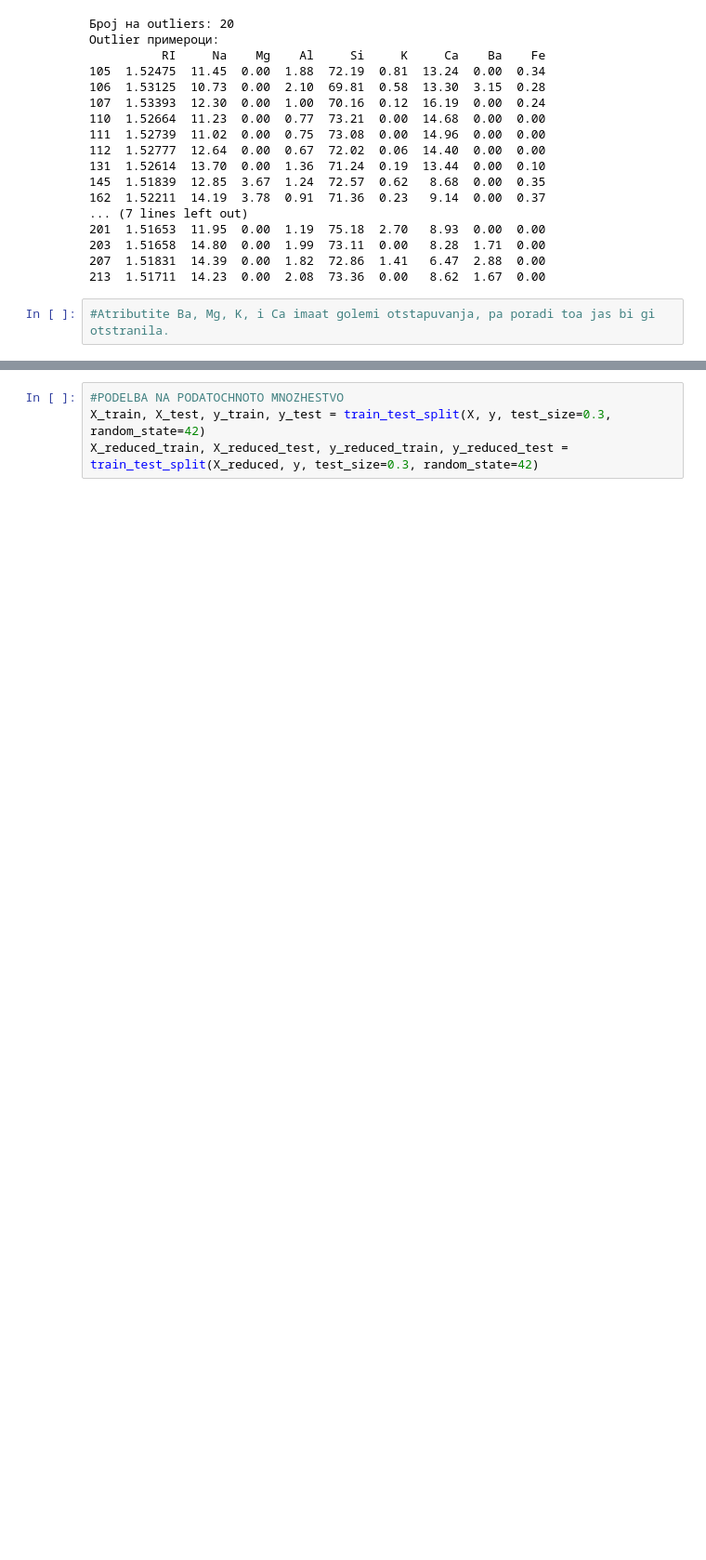
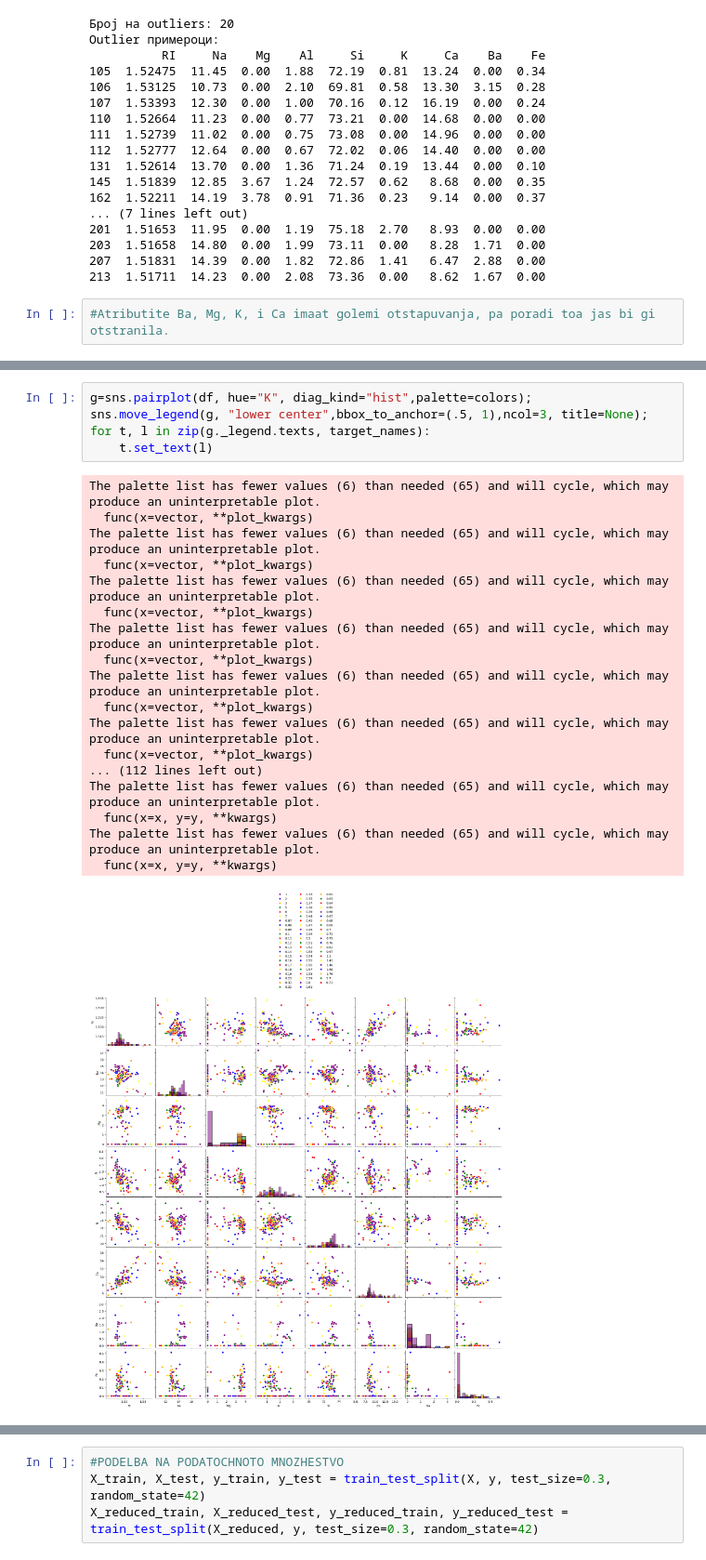
Before and after one commit to marijavrzhovska/ML, a Jupyter notebook: LAB1/glass_identification.ipynb, the cells around one changed output, grey strips where cells are left out. Shown at 93% size. Cells and saved outputs as stored; diff of their text form; blank space fills up the shorter version.

```diff
--- a/LAB1/glass_identification.ipynb
+++ b/LAB1/glass_identification.ipynb
@@ -197,3 +217,27 @@ plt.tight_layout()
 plt.show()
 # %% [output]
 [figure]
+# %%
+g=sns.pairplot(df, hue="K", diag_kind="hist",palette=colors);
+sns.move_legend(g, "lower center",bbox_to_anchor=(.5, 1),ncol=3, title=None);
+for t, l in zip(g._legend.texts, target_names):
+    t.set_text(l)
+# %% [output]
+The palette list has fewer values (6) than needed (65) and will cycle, which may produce an uninterpretable plot.
+  func(x=vector, **plot_kwargs)
+The palette list has fewer values (6) than needed (65) and will cycle, which may produce an uninterpretable plot.
+  func(x=vector, **plot_kwargs)
+The palette list has fewer values (6) than needed (65) and will cycle, which may produce an uninterpretable plot.
+  func(x=vector, **plot_kwargs)
+The palette list has fewer values (6) than needed (65) and will cycle, which may produce an uninterpretable plot.
+  func(x=vector, **plot_kwargs)
+The palette list has fewer values (6) than needed (65) and will cycle, which may produce an uninterpretable plot.
+  func(x=vector, **plot_kwargs)
+The palette list has fewer values (6) than needed (65) and will cycle, which may produce an uninterpretable plot.
+  func(x=vector, **plot_kwargs)
+... (112 lines left out)
+The palette list has fewer values (6) than needed (65) and will cycle, which may produce an uninterpretable plot.
+  func(x=x, y=y, **kwargs)
+The palette list has fewer values (6) than needed (65) and will cycle, which may produce an uninterpretable plot.
+  func(x=x, y=y, **kwargs)
+[figure, added]
```
Also changed, not shown: parts of 17 cells of this notebook, 5 other files.
